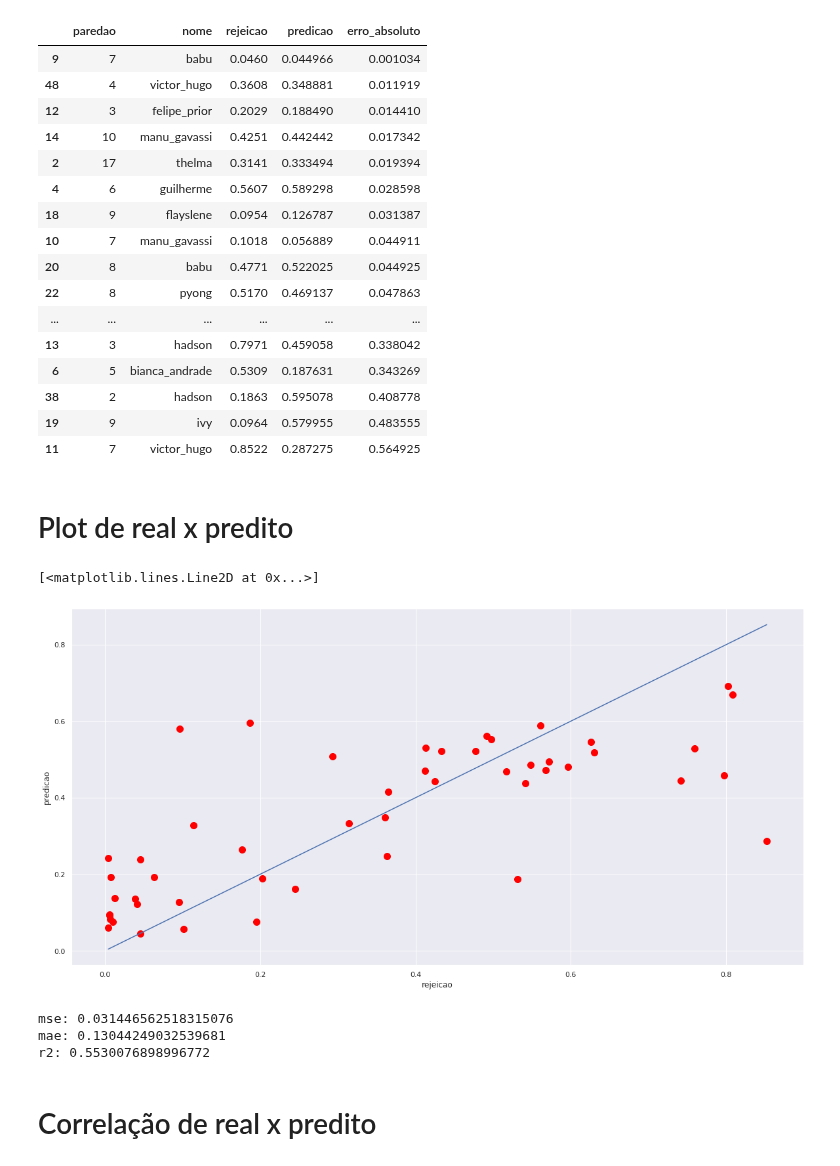
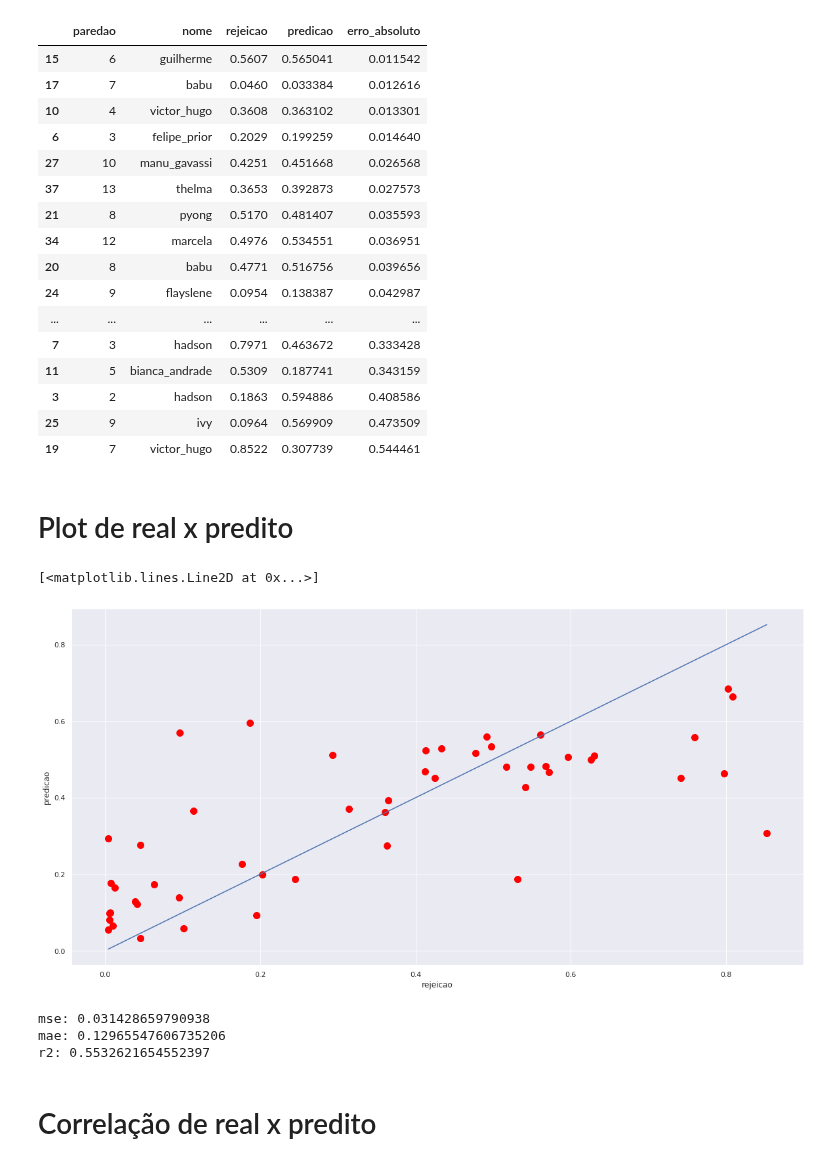
Before and after one commit to kenzosakiyama/BBBert20, a Jupyter notebook: model_analysis/evaluation.ipynb, the cells around one changed output. Cells and saved outputs as stored; diff of their text form; code cells hidden in the pictures.

```diff
--- a/model_analysis/evaluation.ipynb
+++ b/model_analysis/evaluation.ipynb
@@ -10,3 +9,6 @@ model = "random_forest"
+# %%
+model = "random_forest"
+REPETITIONS = 10 # groupby candidato e paredao
 # %%
 params = PARAMETERS[model]
 regressor = MODELS[model]
@@ -26,43 +20,57 @@ data_df["erro_absoluto"] = abs(data_df["rejeicao"] - data_df["predicao"])
+# %%
+paredoes_df = pd.DataFrame()
+for i in tqdm(range(REPETITIONS), desc="- Iteration:"):
+    data_df = get_data(drop_columns=REMOVE, normalize=normalize)
+    reg = regressor(**params)
+    preds = cross_val_predict(reg, x, y, cv=10, n_jobs=5)
+    data_df["predicao"] = preds
+    data_df["erro_absoluto"] = abs(data_df["rejeicao"] - data_df["predicao"])
+    data_df["repeticao"] = i
+    paredoes_df = paredoes_df.append(data_df, ignore_index=True)
+# %%
+# Agrupando e traçando médias
+paredoes_df = paredoes_df.groupby(["paredao", "nome"]).mean()
+paredoes_df.reset_index(inplace=True)
 # %%
-data_df[["paredao", "nome", "rejeicao", "predicao", "erro_absoluto"]].sort_values(by="erro_absoluto")
+paredoes_df[["paredao", "nome", "rejeicao", "predicao", "erro_absoluto"]].sort_values(by="erro_absoluto")
 # %% [output]
 |  | paredao | nome | rejeicao | predicao | erro_absoluto |
-| 9 | 7 | babu | 0.0460 | 0.044966 | 0.001034 |
-| 48 | 4 | victor_hugo | 0.3608 | 0.348881 | 0.011919 |
-| 12 | 3 | felipe_prior | 0.2029 | 0.188490 | 0.014410 |
-| 14 | 10 | manu_gavassi | 0.4251 | 0.442442 | 0.017342 |
-| 2 | 17 | thelma | 0.3141 | 0.333494 | 0.019394 |
-| 4 | 6 | guilherme | 0.5607 | 0.589298 | 0.028598 |
-| 18 | 9 | flayslene | 0.0954 | 0.126787 | 0.031387 |
-| 10 | 7 | manu_gavassi | 0.1018 | 0.056889 | 0.044911 |
-| 20 | 8 | babu | 0.4771 | 0.522025 | 0.044925 |
-| 22 | 8 | pyong | 0.5170 | 0.469137 | 0.047863 |
+| 15 | 6 | guilherme | 0.5607 | 0.565041 | 0.011542 |
+| 17 | 7 | babu | 0.0460 | 0.033384 | 0.012616 |
+| 10 | 4 | victor_hugo | 0.3608 | 0.363102 | 0.013301 |
+| 6 | 3 | felipe_prior | 0.2029 | 0.199259 | 0.014640 |
+| 27 | 10 | manu_gavassi | 0.4251 | 0.451668 | 0.026568 |
+| 37 | 13 | thelma | 0.3653 | 0.392873 | 0.027573 |
+| 21 | 8 | pyong | 0.5170 | 0.481407 | 0.035593 |
+| 34 | 12 | marcela | 0.4976 | 0.534551 | 0.036951 |
+| 20 | 8 | babu | 0.4771 | 0.516756 | 0.039656 |
+| 24 | 9 | flayslene | 0.0954 | 0.138387 | 0.042987 |
 | ... | ... | ... | ... | ... | ... |
-| 13 | 3 | hadson | 0.7971 | 0.459058 | 0.338042 |
-| 6 | 5 | bianca_andrade | 0.5309 | 0.187631 | 0.343269 |
-| 38 | 2 | hadson | 0.1863 | 0.595078 | 0.408778 |
-| 19 | 9 | ivy | 0.0964 | 0.579955 | 0.483555 |
-| 11 | 7 | victor_hugo | 0.8522 | 0.287275 | 0.564925 |
+| 7 | 3 | hadson | 0.7971 | 0.463672 | 0.333428 |
+| 11 | 5 | bianca_andrade | 0.5309 | 0.187741 | 0.343159 |
+| 3 | 2 | hadson | 0.1863 | 0.594886 | 0.408586 |
+| 25 | 9 | ivy | 0.0964 | 0.569909 | 0.473509 |
+| 19 | 7 | victor_hugo | 0.8522 | 0.307739 | 0.544461 |
 # %% [markdown]
 # Plot de real x predito
 # %%
-data_df.plot.scatter(x="rejeicao", y="predicao", c="red", s=100)
-x_min, x_max = data_df["rejeicao"].min(), data_df["rejeicao"].max()
-y_min, y_max = data_df["predicao"].min(), data_df["predicao"].max()
+paredoes_df.plot.scatter(x="rejeicao", y="predicao", c="red", s=100)
+x_min, x_max = paredoes_df["rejeicao"].min(), paredoes_df["rejeicao"].max()
+y_min, y_max = paredoes_df["predicao"].min(), paredoes_df["predicao"].max()
 range = [min(x_min, y_min), max(x_max, y_max)]
 plt.plot(range, range)
 # %% [output]
 [<matplotlib.lines.Line2D at 0x...>]
-[figure, old version]
+[figure, new version]
 # %%
-y_real = data_df["rejeicao"].values
-pred = data_df["predicao"].values
+y_real = paredoes_df["rejeicao"].values
+pred = paredoes_df["predicao"].values
 for metric in METRICS.keys():
     print("{}: {}".format(metric, METRICS[metric](y_real, pred)))
 # %% [output]
-mse: 0.031446562518315076
-mae: 0.13044249032539681
-r2: 0.5530076898996772
+mse: 0.031428659790938
+mae: 0.12965547606735206
+r2: 0.5532621654552397
 # %% [markdown]
 # Correlação de real x predito
 # %%
```
Also changed, not shown: parts of 8 cells of this notebook.
